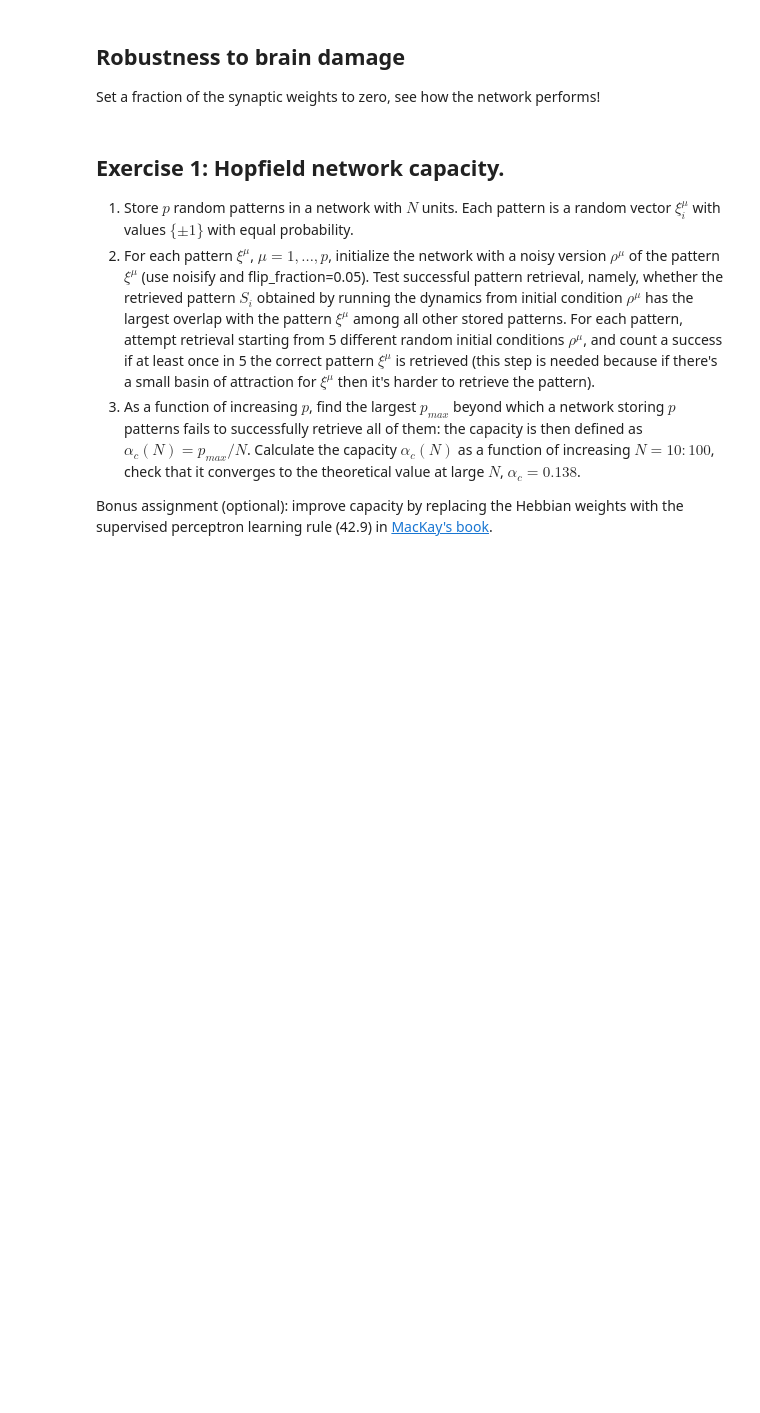
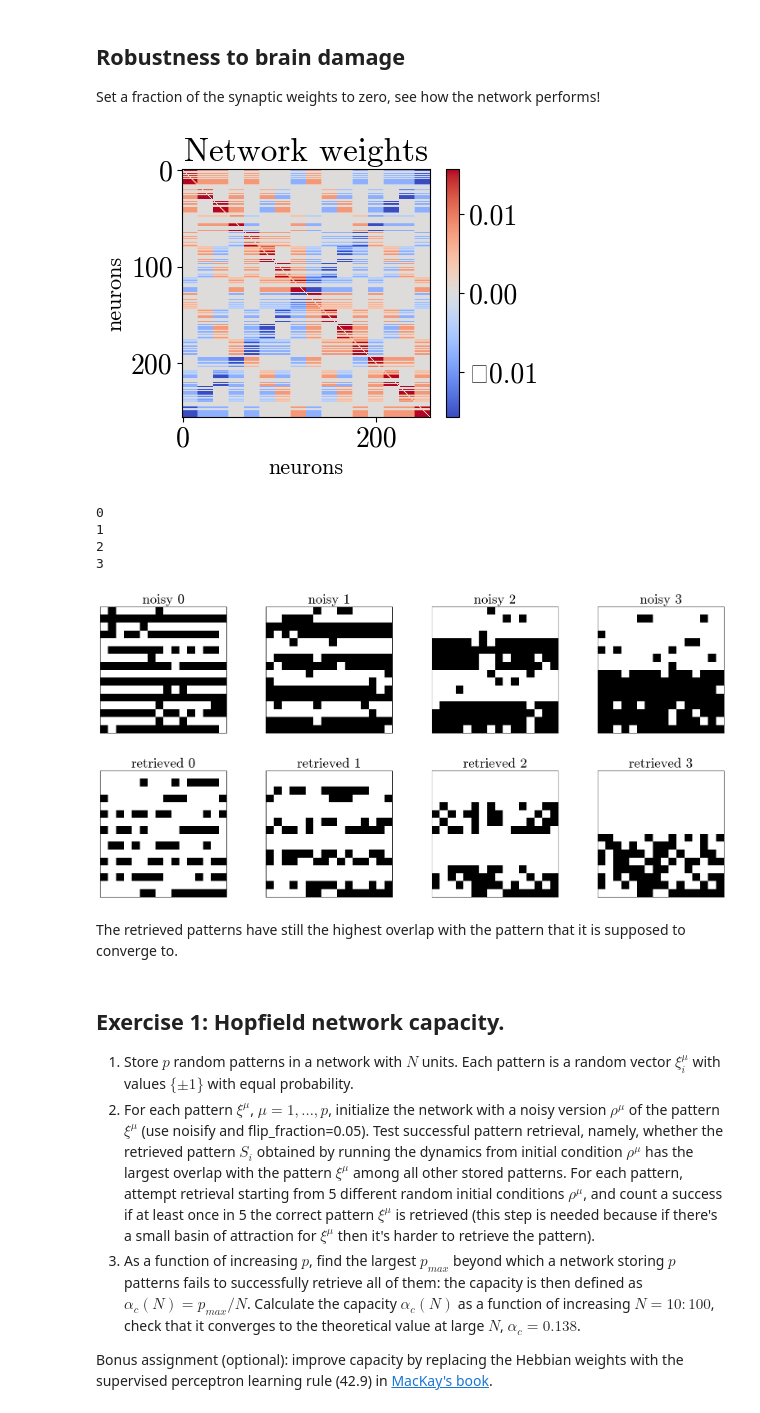
Before and after one commit to pietromalagoli/Physics-of-Living-Systems, a Jupyter notebook: neuro/Hopfield_class0.ipynb, the cells around one changed output. Cells and saved outputs as stored; diff of their text form; code cells hidden in the pictures; blank space fills up the shorter version.

```diff
--- a/neuro/Hopfield_class0.ipynb
+++ b/neuro/Hopfield_class0.ipynb
@@ -441,37 +495,47 @@ basin(test_patterns,0,allweights,fset,nrepeats,T=0.)
 ## Robustness to brain damage
 Set a fraction of the synaptic weights to zero, see how the network performs!
 # %%
-# train_data=generate_orth_patterns(nunits,4)
-train_data=generate_rand_patterns(nunits,8,0.5)
+train_data=generate_orth_patterns(nunits,4)
+#train_data=generate_rand_patterns(nunits,8,0.5)
 allweights=set_weights(train_data)
 fracDamage=0.5
 nDamage=int(np.array(len(allweights)*fracDamage).round())
 indDamage=np.random.permutation(len(allweights))
 indDamage=indDamage[0:nDamage]
 allweightsDamage=allweights.copy()
 allweightsDamage[indDamage]=0
 plotweights(allweightsDamage,file="hopfield_weights_damaged.png")
 # noisify each pattern
 # damaged patterns
 noisy_patterns=np.zeros(train_data.shape)
 for i in range(npatterns):
     noisy_patterns[i]=noisify(train_data[i],0.1)
 
 fig,ax=plt.subplots(1,4,figsize=(20,4))
 for i in range(npatterns):
     plotpattern(noisy_patterns[i],ax[i],title='noisy %s' % i)
 
 recovered_pattern=np.zeros((npatterns,nunits))
 for i in range(npatterns):
     recovered_pattern[i,:]=flow(noisy_patterns[i],allweightsDamage,theta=0,steps=50000,display=False)
     overlap=compute_overlap_list(recovered_pattern[i,:],train_data)
     print(overlap.argmax())
 plt.savefig("hopfield_orth_damaged_ic.png")
 
 fig,ax=plt.subplots(1,4,figsize=(20,4))
 for i in range(npatterns):
     plotpattern(recovered_pattern[i],ax[i],title='retrieved %s' % i)
 plt.savefig("hopfield_orth_damaged_retrieval.png")
+# %% [output]
+[figure, added]
+0
+1
+2
+3
+[figure, added]
+[figure, added]
+# %% [markdown]
+The retrieved patterns have still the highest overlap with the pattern that it is supposed to converge to.
 # %% [markdown]
 ## Exercise 1:  Hopfield network capacity.
 
```
Also changed, not shown: parts of 11 cells of this notebook, 5 other files.
